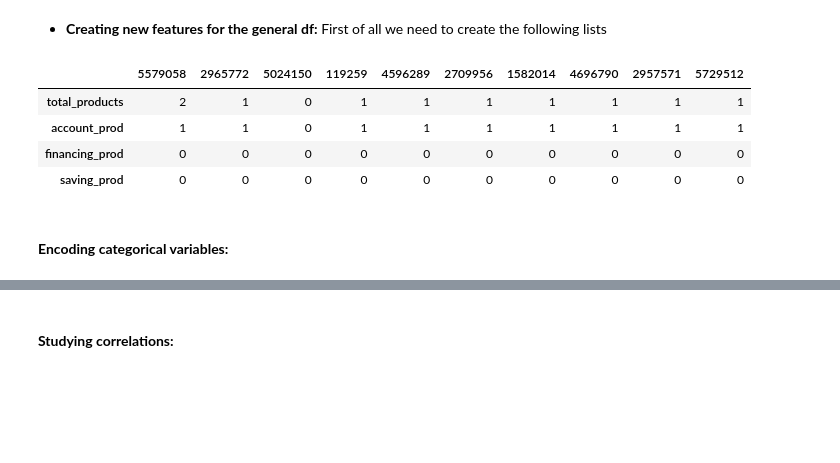
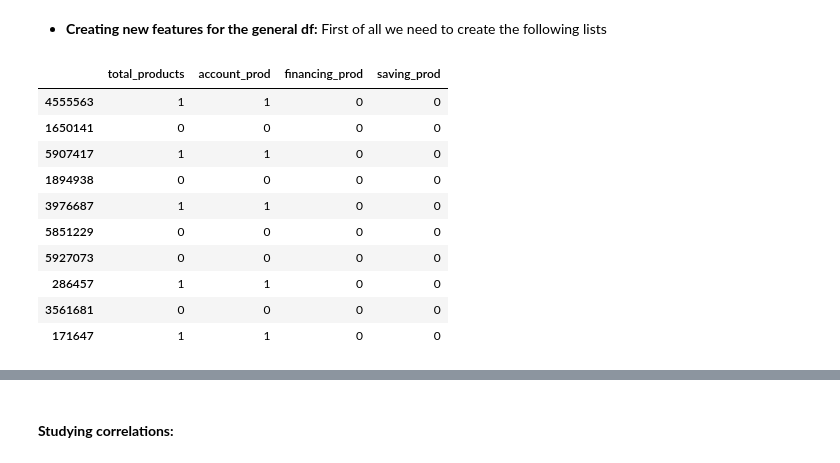
Before and after one commit to VictorSinNav/Easymoney-Data-Science-Solutions, a Jupyter notebook: Preprocessing.ipynb, the cells around one changed output, grey strips where cells are left out. Drawn from its saved outputs; the diff is of its cells as text; code cells hidden in the pictures; blank space fills up the shorter version.

```diff
--- a/Preprocessing.ipynb
+++ b/Preprocessing.ipynb
@@ -359,9 +361,10 @@ prod_columns = ['short_term_deposit', 'loans', 'mortgage',
        'pension_plan', 'payroll_account', 'emc_account', 'debit_card',
        'em_account_p', 'em_account']
 
-account_prod = ['payroll', 'payroll_account', 'emc_account', 'em_account_p', 'em_account' ]
+account_prod = ['payroll', 'payroll_account', 'emc_account', 'em_account_p', 'em_account',
+                'debit_card']
 financing_prod = ['loans', 'mortgage', 'credit_card']
-saving_prod = ['short_term_deposit', 'loans', 'funds', 'securities', 'long_term_deposit',
+saving_prod = ['short_term_deposit', 'funds', 'securities', 'long_term_deposit',
        'pension_plan' ]
 # %%
 df['total_products'] = df[prod_columns].sum(axis=1)
@@ -371,12 +374,16 @@ df['financing_prod'] = df[financing_prod].sum(axis=1)
 df['saving_prod'] = df[saving_prod].sum(axis=1)
 # %%
 #df sample only with the new features
-df[['total_products', 'account_prod', 'financing_prod', 'saving_prod']].sample(10).T
+df[['total_products', 'account_prod', 'financing_prod', 'saving_prod']].sample(10)
 # %% [output]
-|  | 5579058 | 2965772 | 5024150 | 119259 | 4596289 | 2709956 | 1582014 | 4696790 | 2957571 | 5729512 |
-| total_products | 2 | 1 | 0 | 1 | 1 | 1 | 1 | 1 | 1 | 1 |
-| account_prod | 1 | 1 | 0 | 1 | 1 | 1 | 1 | 1 | 1 | 1 |
-| financing_prod | 0 | 0 | 0 | 0 | 0 | 0 | 0 | 0 | 0 | 0 |
-| saving_prod | 0 | 0 | 0 | 0 | 0 | 0 | 0 | 0 | 0 | 0 |
+|  | total_products | account_prod | financing_prod | saving_prod |
+| 4555563 | 1 | 1 | 0 | 0 |
+| 1650141 | 0 | 0 | 0 | 0 |
+| 5907417 | 1 | 1 | 0 | 0 |
+| 1894938 | 0 | 0 | 0 | 0 |
+| 3976687 | 1 | 1 | 0 | 0 |
+| 5851229 | 0 | 0 | 0 | 0 |
+| 5927073 | 0 | 0 | 0 | 0 |
+| 286457 | 1 | 1 | 0 | 0 |
+| 3561681 | 0 | 0 | 0 | 0 |
+| 171647 | 1 | 1 | 0 | 0 |
-# %% [markdown]
-#### **Encoding categorical variables:**
```
Also changed, not shown: parts of 13 cells of this notebook.
